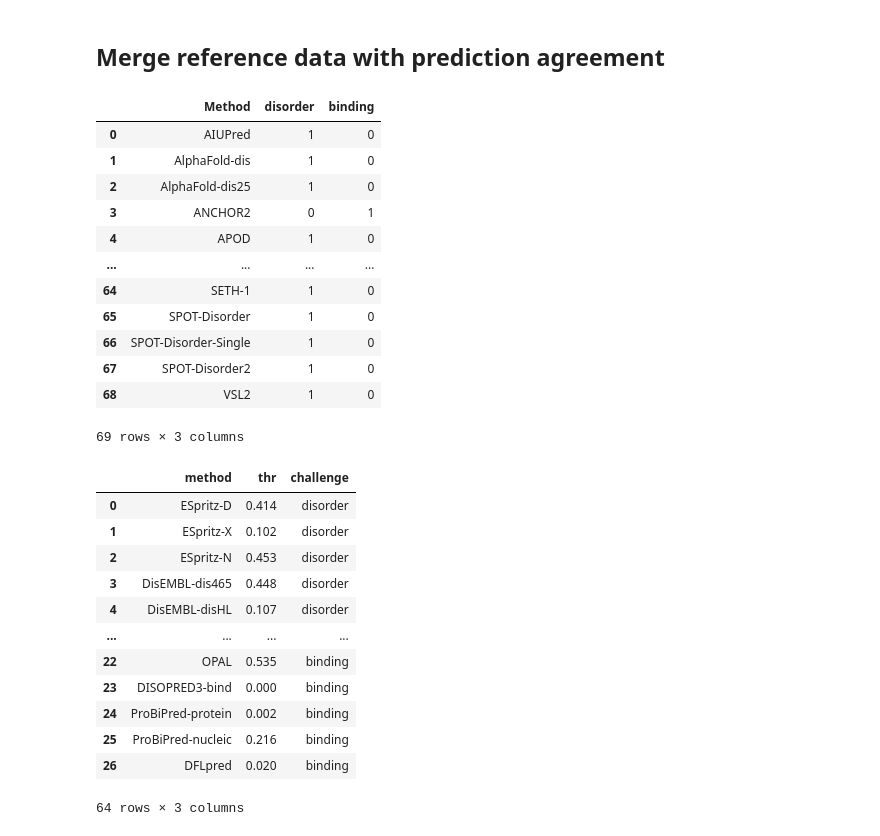
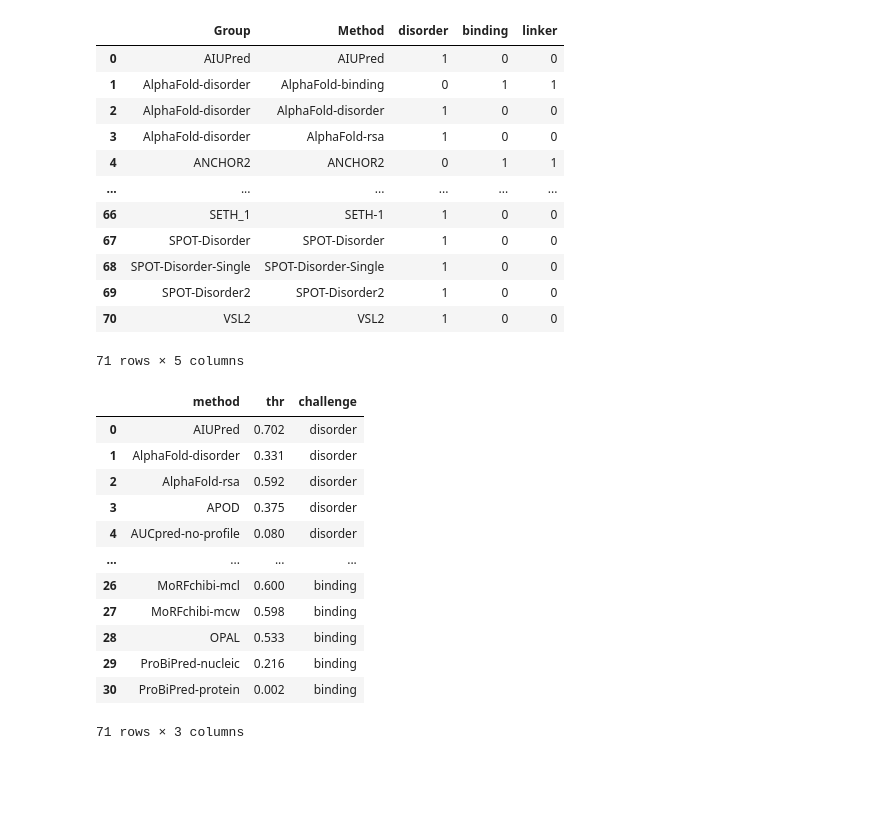
Before and after one commit to BioComputingUP/caid2-reference, a Jupyter notebook: src/references_merge.ipynb, the cells around one changed output. Saved outputs shown, nothing was run; the diff lists cells and outputs as text; code cells hidden in the pictures; blank space fills up the shorter version.

```diff
--- a/src/references_merge.ipynb
+++ b/src/references_merge.ipynb
@@ -1,5 +1,3 @@
-# %% [markdown]
-## Merge reference data with prediction agreement
 # %%
 import os
 import pandas as pd
@@ -7,13 +5,11 @@ import numpy as np
 import requests
 # %%
 dataset_file = "../data/output/dataset.tsv"
-prediction_dir = "../data/predictions"  # scp -r urano:/projects/CAID2/predictions .
-predictions_references_file = "../data/predictions_references.tsv"
+prediction_dir = "../data/predictions"
+predictions_references_file = "../data/methods_class.tsv"
 
-assessment_disorder_file = "../data/disorder.analysis.all.dataset.f1s.metrics.csv"
-assessment_binding_file = "../data/binding.analysis.all.dataset.f1s.metrics.csv"
-
-alphafold_dir = "../data/alphafold"
+assessment_disorder_file = "../data/assessment_results/disorder.analysis.all.dataset.f1s.metrics.csv"
+assessment_binding_file = "../data/assessment_results/binding.analysis.all.dataset.f1s.metrics.csv"
 
 # Output
 dataset_merge_file = "../data/output/dataset_merge.tsv"
@@ -23,47 +19,46 @@ df_challenge = pd.read_csv(predictions_references_file, sep="\t")
 df_challenge
 # df_challenge[df_challenge['Method'] == 'ENSHROUD-all']
 # %% [output]
-|  | Method | disorder | binding |
-| 0 | AIUPred | 1 | 0 |
-| 1 | AlphaFold-dis | 1 | 0 |
-| 2 | AlphaFold-dis25 | 1 | 0 |
-| 3 | ANCHOR2 | 0 | 1 |
-| 4 | APOD | 1 | 0 |
-| ... | ... | ... | ... |
-| 64 | SETH-1 | 1 | 0 |
-| 65 | SPOT-Disorder | 1 | 0 |
-| 66 | SPOT-Disorder-Single | 1 | 0 |
-| 67 | SPOT-Disorder2 | 1 | 0 |
-| 68 | VSL2 | 1 | 0 |
+|  | Group | Method | disorder | binding | linker |
+| 0 | AIUPred | AIUPred | 1 | 0 | 0 |
+| 1 | AlphaFold-disorder | AlphaFold-binding | 0 | 1 | 1 |
+| 2 | AlphaFold-disorder | AlphaFold-disorder | 1 | 0 | 0 |
+| 3 | AlphaFold-disorder | AlphaFold-rsa | 1 | 0 | 0 |
+| 4 | ANCHOR2 | ANCHOR2 | 0 | 1 | 1 |
+| ... | ... | ... | ... | ... | ... |
+| 66 | SETH_1 | SETH-1 | 1 | 0 | 0 |
+| 67 | SPOT-Disorder | SPOT-Disorder | 1 | 0 | 0 |
+| 68 | SPOT-Disorder-Single | SPOT-Disorder-Single | 1 | 0 | 0 |
+| 69 | SPOT-Disorder2 | SPOT-Disorder2 | 1 | 0 | 0 |
+| 70 | VSL2 | VSL2 | 1 | 0 | 0 |
-69 rows × 3 columns
+71 rows × 5 columns
 # %%
 df_1 = pd.read_csv(assessment_disorder_file, index_col=0).reset_index().rename(columns={'index': 'method'})[['method', 'thr']]
 df_1['challenge'] = 'disorder'
 
 df_2 = pd.read_csv(assessment_binding_file, index_col=0).reset_index().rename(columns={'index': 'method'})[['method', 'thr']]
 df_2['challenge'] = 'binding'
-df_2
 
 df_ = pd.concat([df_1, df_2])
 
 df_thresholds = df_.loc[df_['method'].isin(df_challenge[df_challenge['disorder'] == 1]['Method']) & (df_['challenge'] == 'disorder')]
 df_thresholds = pd.concat([df_thresholds, df_.loc[df_['method'].isin(df_challenge[df_challenge['binding'] == 1]['Method']) & (df_['challenge'] == 'binding')]])
 df_thresholds['thr'].astype('float32')
 df_thresholds
 # %% [output]
 |  | method | thr | challenge |
-| 0 | ESpritz-D | 0.414 | disorder |
-| 1 | ESpritz-X | 0.102 | disorder |
-| 2 | ESpritz-N | 0.453 | disorder |
-| 3 | DisEMBL-dis465 | 0.448 | disorder |
-| 4 | DisEMBL-disHL | 0.107 | disorder |
+| 0 | AIUPred | 0.702 | disorder |
+| 1 | AlphaFold-disorder | 0.331 | disorder |
+| 2 | AlphaFold-rsa | 0.592 | disorder |
+| 3 | APOD | 0.375 | disorder |
+| 4 | AUCpred-no-profile | 0.080 | disorder |
 | ... | ... | ... | ... |
-| 22 | OPAL | 0.535 | binding |
-| 23 | DISOPRED3-bind | 0.000 | binding |
-| 24 | ProBiPred-protein | 0.002 | binding |
-| 25 | ProBiPred-nucleic | 0.216 | binding |
-| 26 | DFLpred | 0.020 | binding |
+| 26 | MoRFchibi-mcl | 0.600 | binding |
+| 27 | MoRFchibi-mcw | 0.598 | binding |
+| 28 | OPAL | 0.533 | binding |
+| 29 | ProBiPred-nucleic | 0.216 | binding |
+| 30 | ProBiPred-protein | 0.002 | binding |
-64 rows × 3 columns
+71 rows × 3 columns
 # %%
 df_list = []
 for pred_file in os.listdir(prediction_dir):
```
Also changed, not shown: parts of 11 cells of this notebook, 7 other files.
